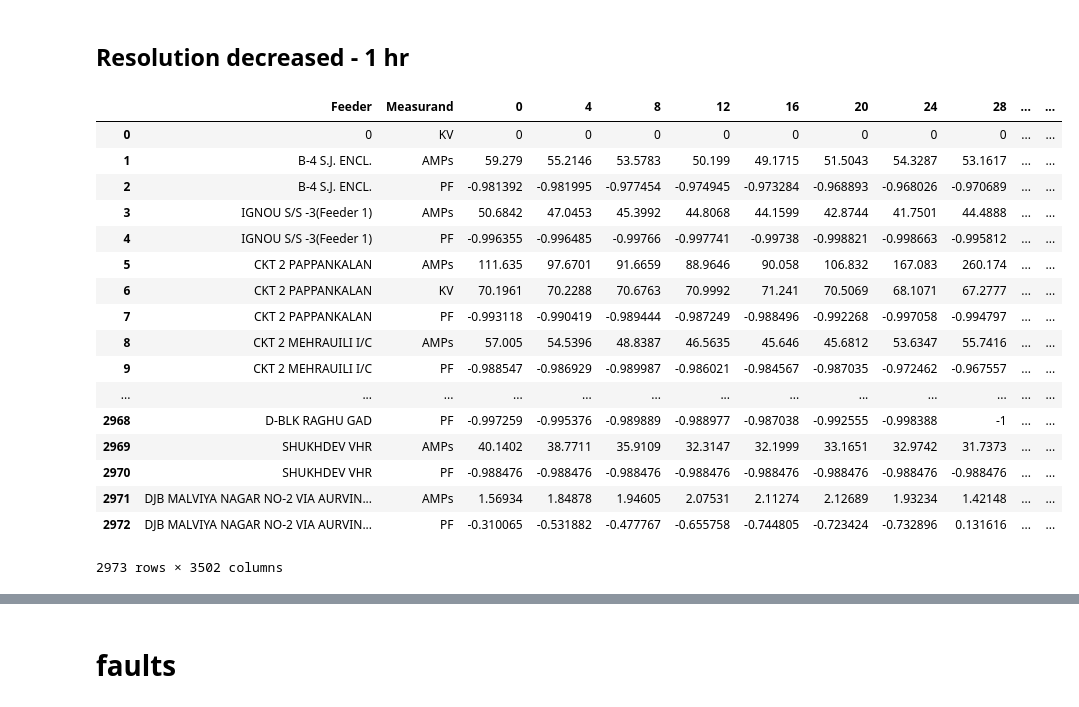
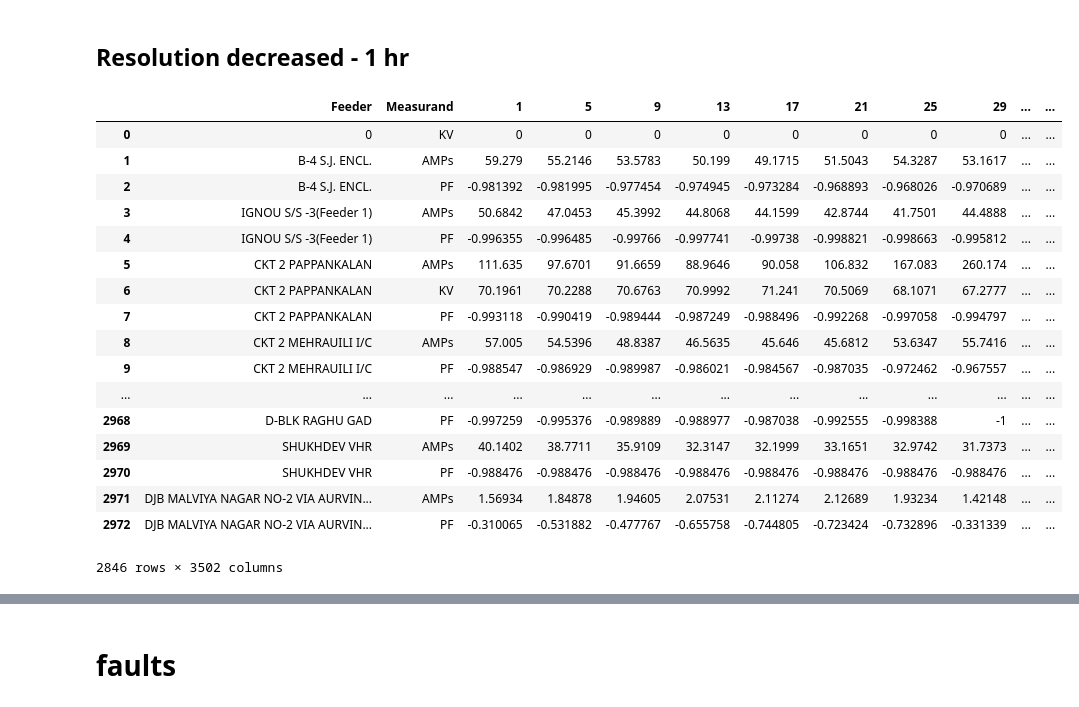
Before and after one commit to susano0/Electric-Fault-Prediction, a Jupyter notebook: TS_New_All_data.ipynb, the cells around one changed output, grey strips where cells are left out. Saved outputs shown, nothing was run; the diff lists cells and outputs as text; code cells hidden in the pictures.

```diff
--- a/TS_New_All_data.ipynb
+++ b/TS_New_All_data.ipynb
@@ -54,22 +56,22 @@ df = df[l]
-# %%
-df
-# %% [output]
-|  | Feeder | Measurand | 0 | 4 | 8 | 12 | 16 | 20 | 24 | 28 | ... | ... |
-| 0 | 0 | KV | 0 | 0 | 0 | 0 | 0 | 0 | 0 | 0 | ... | ... |
-| 1 | B-4 S.J. ENCL. | AMPs | 59.279 | 55.2146 | 53.5783 | 50.199 | 49.1715 | 51.5043 | 54.3287 | 53.1617 | ... | ... |
-| 2 | B-4 S.J. ENCL. | PF | -0.981392 | -0.981995 | -0.977454 | -0.974945 | -0.973284 | -0.968893 | -0.968026 | -0.970689 | ... | ... |
-| 3 | IGNOU S/S -3(Feeder 1) | AMPs | 50.6842 | 47.0453 | 45.3992 | 44.8068 | 44.1599 | 42.8744 | 41.7501 | 44.4888 | ... | ... |
-| 4 | IGNOU S/S -3(Feeder 1) | PF | -0.996355 | -0.996485 | -0.99766 | -0.997741 | -0.99738 | -0.998821 | -0.998663 | -0.995812 | ... | ... |
-| 5 | CKT 2 PAPPANKALAN | AMPs | 111.635 | 97.6701 | 91.6659 | 88.9646 | 90.058 | 106.832 | 167.083 | 260.174 | ... | ... |
-| 6 | CKT 2 PAPPANKALAN | KV | 70.1961 | 70.2288 | 70.6763 | 70.9992 | 71.241 | 70.5069 | 68.1071 | 67.2777 | ... | ... |
-| 7 | CKT 2 PAPPANKALAN | PF | -0.993118 | -0.990419 | -0.989444 | -0.987249 | -0.988496 | -0.992268 | -0.997058 | -0.994797 | ... | ... |
-| 8 | CKT 2 MEHRAUILI I/C | AMPs | 57.005 | 54.5396 | 48.8387 | 46.5635 | 45.646 | 45.6812 | 53.6347 | 55.7416 | ... | ... |
-| 9 | CKT 2 MEHRAUILI I/C | PF | -0.988547 | -0.986929 | -0.989987 | -0.986021 | -0.984567 | -0.987035 | -0.972462 | -0.967557 | ... | ... |
-| ... | ... | ... | ... | ... | ... | ... | ... | ... | ... | ... | ... | ... |
-| 2968 | D-BLK RAGHU GAD | PF | -0.997259 | -0.995376 | -0.989889 | -0.988977 | -0.987038 | -0.992555 | -0.998388 | -1 | ... | ... |
-| 2969 | SHUKHDEV VHR | AMPs | 40.1402 | 38.7711 | 35.9109 | 32.3147 | 32.1999 | 33.1651 | 32.9742 | 31.7373 | ... | ... |
-| 2970 | SHUKHDEV VHR | PF | -0.988476 | -0.988476 | -0.988476 | -0.988476 | -0.988476 | -0.988476 | -0.988476 | -0.988476 | ... | ... |
-| 2971 | DJB MALVIYA NAGAR NO-2 VIA AURVIN... | AMPs | 1.56934 | 1.84878 | 1.94605 | 2.07531 | 2.11274 | 2.12689 | 1.93234 | 1.42148 | ... | ... |
-| 2972 | DJB MALVIYA NAGAR NO-2 VIA AURVIN... | PF | -0.310065 | -0.531882 | -0.477767 | -0.655758 | -0.744805 | -0.723424 | -0.732896 | 0.131616 | ... | ... |
-2973 rows × 3502 columns
+# %%
+dff
+# %% [output]
+|  | Feeder | Measurand | 1 | 5 | 9 | 13 | 17 | 21 | 25 | 29 | ... | ... |
+| 0 | 0 | KV | 0 | 0 | 0 | 0 | 0 | 0 | 0 | 0 | ... | ... |
+| 1 | B-4 S.J. ENCL. | AMPs | 59.279 | 55.2146 | 53.5783 | 50.199 | 49.1715 | 51.5043 | 54.3287 | 53.1617 | ... | ... |
+| 2 | B-4 S.J. ENCL. | PF | -0.981392 | -0.981995 | -0.977454 | -0.974945 | -0.973284 | -0.968893 | -0.968026 | -0.970689 | ... | ... |
+| 3 | IGNOU S/S -3(Feeder 1) | AMPs | 50.6842 | 47.0453 | 45.3992 | 44.8068 | 44.1599 | 42.8744 | 41.7501 | 44.4888 | ... | ... |
+| 4 | IGNOU S/S -3(Feeder 1) | PF | -0.996355 | -0.996485 | -0.99766 | -0.997741 | -0.99738 | -0.998821 | -0.998663 | -0.995812 | ... | ... |
+| 5 | CKT 2 PAPPANKALAN | AMPs | 111.635 | 97.6701 | 91.6659 | 88.9646 | 90.058 | 106.832 | 167.083 | 260.174 | ... | ... |
+| 6 | CKT 2 PAPPANKALAN | KV | 70.1961 | 70.2288 | 70.6763 | 70.9992 | 71.241 | 70.5069 | 68.1071 | 67.2777 | ... | ... |
+| 7 | CKT 2 PAPPANKALAN | PF | -0.993118 | -0.990419 | -0.989444 | -0.987249 | -0.988496 | -0.992268 | -0.997058 | -0.994797 | ... | ... |
+| 8 | CKT 2 MEHRAUILI I/C | AMPs | 57.005 | 54.5396 | 48.8387 | 46.5635 | 45.646 | 45.6812 | 53.6347 | 55.7416 | ... | ... |
+| 9 | CKT 2 MEHRAUILI I/C | PF | -0.988547 | -0.986929 | -0.989987 | -0.986021 | -0.984567 | -0.987035 | -0.972462 | -0.967557 | ... | ... |
+| ... | ... | ... | ... | ... | ... | ... | ... | ... | ... | ... | ... | ... |
+| 2968 | D-BLK RAGHU GAD | PF | -0.997259 | -0.995376 | -0.989889 | -0.988977 | -0.987038 | -0.992555 | -0.998388 | -1 | ... | ... |
+| 2969 | SHUKHDEV VHR | AMPs | 40.1402 | 38.7711 | 35.9109 | 32.3147 | 32.1999 | 33.1651 | 32.9742 | 31.7373 | ... | ... |
+| 2970 | SHUKHDEV VHR | PF | -0.988476 | -0.988476 | -0.988476 | -0.988476 | -0.988476 | -0.988476 | -0.988476 | -0.988476 | ... | ... |
+| 2971 | DJB MALVIYA NAGAR NO-2 VIA AURVIN... | AMPs | 1.56934 | 1.84878 | 1.94605 | 2.07531 | 2.11274 | 2.12689 | 1.93234 | 1.42148 | ... | ... |
+| 2972 | DJB MALVIYA NAGAR NO-2 VIA AURVIN... | PF | -0.310065 | -0.531882 | -0.477767 | -0.655758 | -0.744805 | -0.723424 | -0.732896 | -0.331339 | ... | ... |
+2846 rows × 3502 columns
 # %%
```
Also changed, not shown: parts of 19 cells of this notebook.
